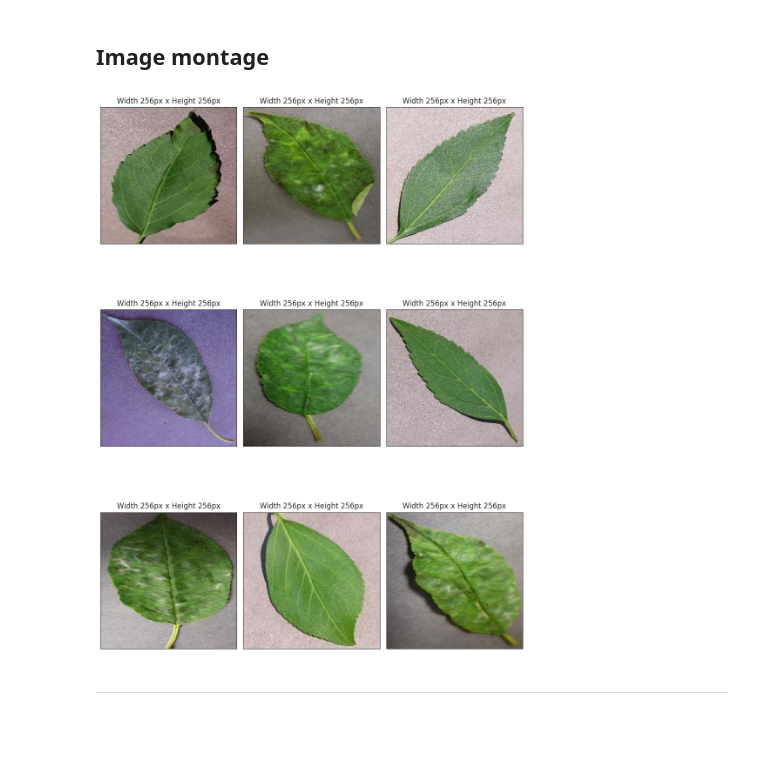
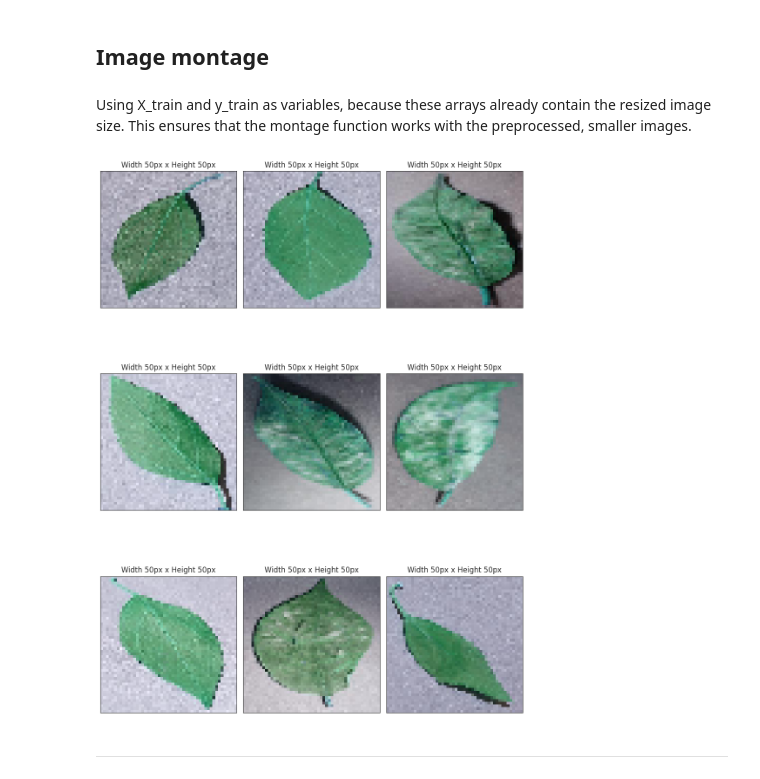
Before and after one commit to idamariasofie/mildew-detection, a Jupyter notebook: jupyter_notebooks/DataVisualization.ipynb, the cells around one changed output. Drawn from its saved outputs; the diff is of its cells as text; code cells hidden in the pictures; blank space fills up the shorter version.

Commit message:
update image_montage resized images

```diff
--- a/jupyter_notebooks/DataVisualization.ipynb
+++ b/jupyter_notebooks/DataVisualization.ipynb
@@ -319,16 +319,22 @@ Clipping input data to the valid range for imshow with RGB data ([0..1] for floa
 [figure]
 # %% [markdown]
 ## Image montage
+# %% [markdown]
+Using X_train and y_train as variables, because these arrays already contain the resized image size. This ensures that the montage function works with the preprocessed, smaller images.
 # %%
+# Part of code borrowed from Walkthrough project 1 - updated to fit this project.
 import random
 import itertools
+import matplotlib.pyplot as plt
+import numpy as np
 
-def image_montage(train_df, labels_to_display, nrows, ncols, figsize=(15, 10)):
+def image_montage(X, y, labels_to_display, nrows, ncols, figsize=(15, 10)):
     """
-    Create a montage of images for specified labels from the train DataFrame.
+    Create a montage of images for specified labels from the provided arrays.
 
     Parameters:
-        train_df (pd.DataFrame): DataFrame containing image paths and labels.
+        X (np.ndarray): Array containing images.
+        y (np.ndarray): Array containing labels corresponding to the images.
         labels_to_display (list): List of labels for which to create the montage.
         nrows (int): Number of rows in the montage grid.
         ncols (int): Number of columns in the montage grid.
@@ -342,46 +348,45 @@ def image_montage(train_df, labels_to_display, nrows, ncols, figsize=(15, 10)):
 
     # Iterate through each label in the list
     for label in labels_to_display:
-        # Filter train_df for the specified label
-        images_list.extend(train_df[train_df['label'] == label]['file'].tolist())
+        # Filter images and labels for the specified label
+        label_images = X[y == label]
+        images_list.extend(label_images)
 
     # Check if there are enough images for the montage
     if nrows * ncols < len(images_list):
         img_idx = random.sample(images_list, nrows * ncols)
     else:
         print(
             f"Decrease nrows or ncols to create your montage. \n"
-            f"There are {len(images_list)} in your subset. "
+            f"There are {len(images_list)} images in your subset. "
             f"You requested a montage with {nrows * ncols} spaces")
         return
 
     # Create a list of axes indices based on nrows and ncols
     list_rows = range(0, nrows)
     list_cols = range(0, ncols)
     plot_idx = list(itertools.product(list_rows, list_cols))
 
     # Create a Figure and display images
     fig, axes = plt.subplots(nrows=nrows, ncols=ncols, figsize=figsize)
     for x in range(0, nrows * ncols):
-        img_path = img_idx[x]
-        img = cv2.imread(img_path)
+        img = img_idx[x]
         img_shape = img.shape
-        axes[plot_idx[x][0], plot_idx[x][1]].imshow(cv2.cvtColor(img, cv2.COLOR_BGR2RGB))
+        axes[plot_idx[x][0], plot_idx[x][1]].imshow(img)
         axes[plot_idx[x][0], plot_idx[x][1]].set_title(
             f"Width {img_shape[1]}px x Height {img_shape[0]}px")
         axes[plot_idx[x][0], plot_idx[x][1]].set_xticks([])
         axes[plot_idx[x][0], plot_idx[x][1]].set_yticks([])
     plt.tight_layout()
     plt.show()
 
-# Call image_montage for the specified labels in train_df
+# Call image_montage for the specified labels
 labels_to_display = ['healthy', 'powdery_mildew']
-image_montage(train_df=train_df,
+image_montage(X=X_train, y=y_train,
               labels_to_display=labels_to_display,
               nrows=3, ncols=3,
-              figsize=(10, 15)
-              )
+              figsize=(10, 15))
 # %% [output]
-[figure, old version]
+[figure, new version]
 # %% [markdown]
 ---
```
